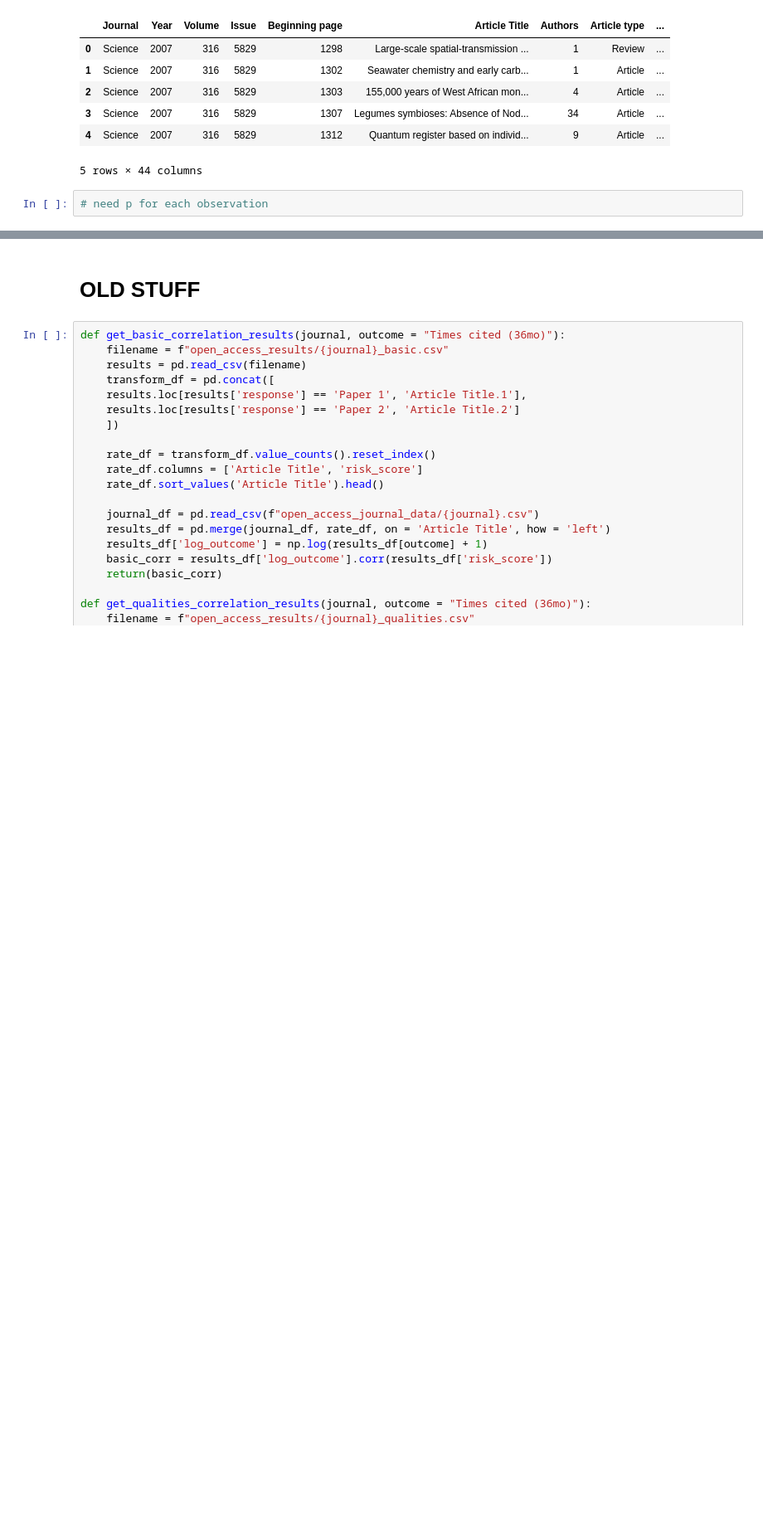
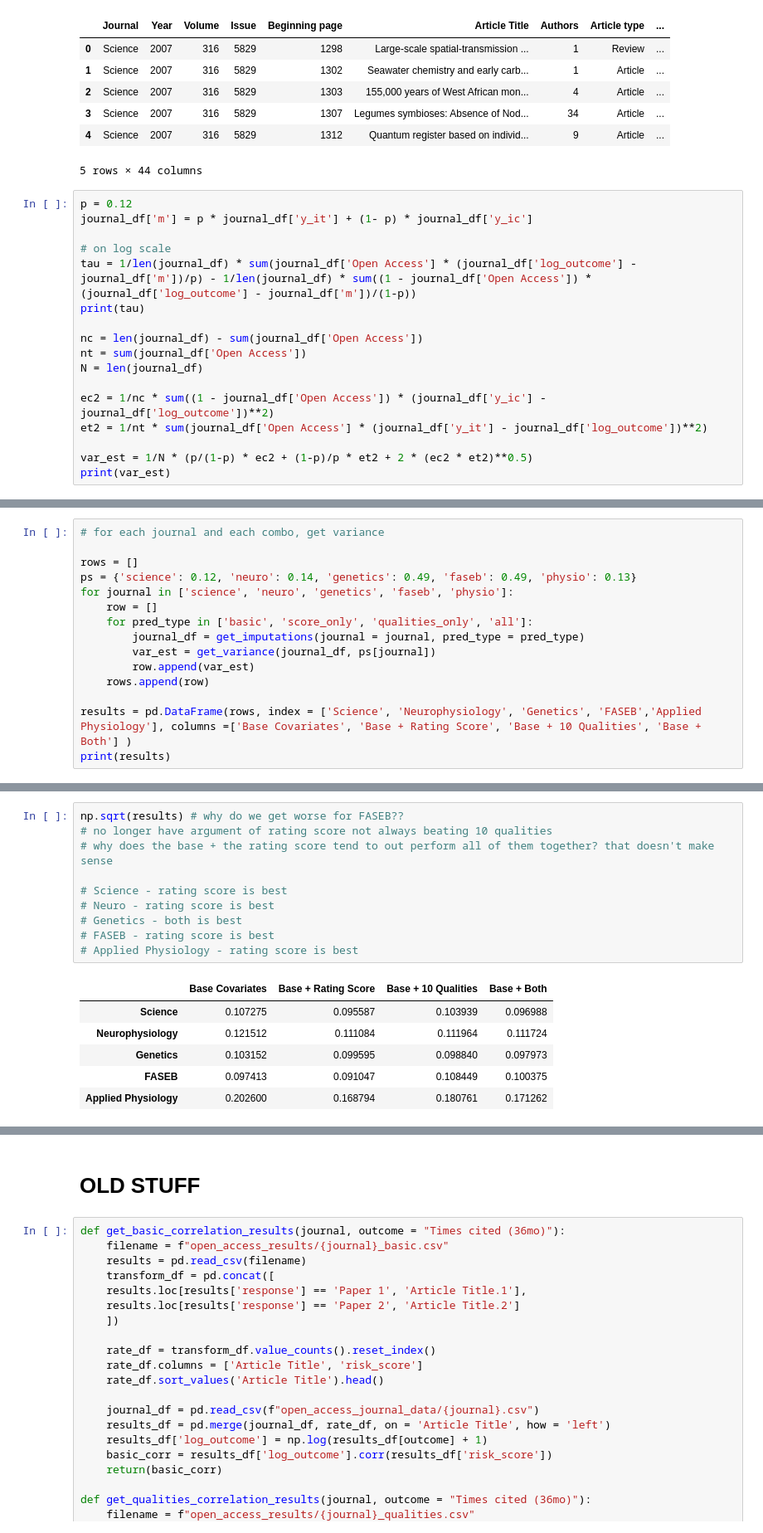
Before and after one commit to jaylinlowe/llm-rct, a Jupyter notebook: OpenAccessPapers/open_access_analysis.ipynb, the cells around one changed output, grey strips where cells are left out. Shown at 83% size. Drawn from its saved outputs; the diff is of its cells as text; blank space fills up the shorter version.

```diff
--- a/OpenAccessPapers/open_access_analysis.ipynb
+++ b/OpenAccessPapers/open_access_analysis.ipynb
@@ -204,5 +210,20 @@ journal_df.head()
 | 4 | Science | 2007 | 316 | 5829 | 1312 | Quantum register based on individ... | 9 | Article | ... |
 5 rows × 44 columns
 # %%
-# need p for each observation
+p = 0.12
+journal_df['m'] = p * journal_df['y_it'] + (1- p) * journal_df['y_ic']
+
+# on log scale
+tau = 1/len(journal_df) * sum(journal_df['Open Access'] * (journal_df['log_outcome'] - journal_df['m'])/p) - 1/len(journal_df) * sum((1 - journal_df['Open Access']) * (journal_df['log_outcome'] - journal_df['m'])/(1-p))
+print(tau)
+
+nc = len(journal_df) - sum(journal_df['Open Access'])
+nt = sum(journal_df['Open Access'])
+N = len(journal_df)
+
+ec2 = 1/nc * sum((1 - journal_df['Open Access']) * (journal_df['y_ic'] - journal_df['log_outcome'])**2)
+et2 = 1/nt * sum(journal_df['Open Access'] * (journal_df['y_it'] - journal_df['log_outcome'])**2)
+
+var_est = 1/N * (p/(1-p) * ec2 + (1-p)/p * et2 + 2 * (ec2 * et2)**0.5)
+print(var_est)
 # %% [output]
@@ -335,0 +340,15 @@ def get_imputations(journal, outcome = "Times cited (36mo)"):
+# %%
+# for each journal and each combo, get variance
+
+rows = []
+ps = {'science': 0.12, 'neuro': 0.14, 'genetics': 0.49, 'faseb': 0.49, 'physio': 0.13}
+for journal in ['science', 'neuro', 'genetics', 'faseb', 'physio']:
+    row = []
+    for pred_type in ['basic', 'score_only', 'qualities_only', 'all']:
+        journal_df = get_imputations(journal = journal, pred_type = pred_type)
+        var_est = get_variance(journal_df, ps[journal])
+        row.append(var_est)
+    rows.append(row)
+
+results = pd.DataFrame(rows, index = ['Science', 'Neurophysiology', 'Genetics', 'FASEB','Applied Physiology'], columns =['Base Covariates', 'Base + Rating Score', 'Base + 10 Qualities', 'Base + Both'] )
+print(results)
@@ -335,0 +369,17 @@ def get_imputations(journal, outcome = "Times cited (36mo)"):
+# %%
+np.sqrt(results) # why do we get worse for FASEB??
+# no longer have argument of rating score not always beating 10 qualities
+# why does the base + the rating score tend to out perform all of them together? that doesn't make sense
+
+# Science - rating score is best
+# Neuro - rating score is best
+# Genetics - both is best
+# FASEB - rating score is best
+# Applied Physiology - rating score is best
+# %% [output]
+|  | Base Covariates | Base + Rating Score | Base + 10 Qualities | Base + Both |
+| Science | 0.107275 | 0.095587 | 0.103939 | 0.096988 |
+| Neurophysiology | 0.121512 | 0.111084 | 0.111964 | 0.111724 |
+| Genetics | 0.103152 | 0.099595 | 0.098840 | 0.097973 |
+| FASEB | 0.097413 | 0.091047 | 0.108449 | 0.100375 |
+| Applied Physiology | 0.202600 | 0.168794 | 0.180761 | 0.171262 |
```
Also changed, not shown: parts of 7 cells of this notebook.
